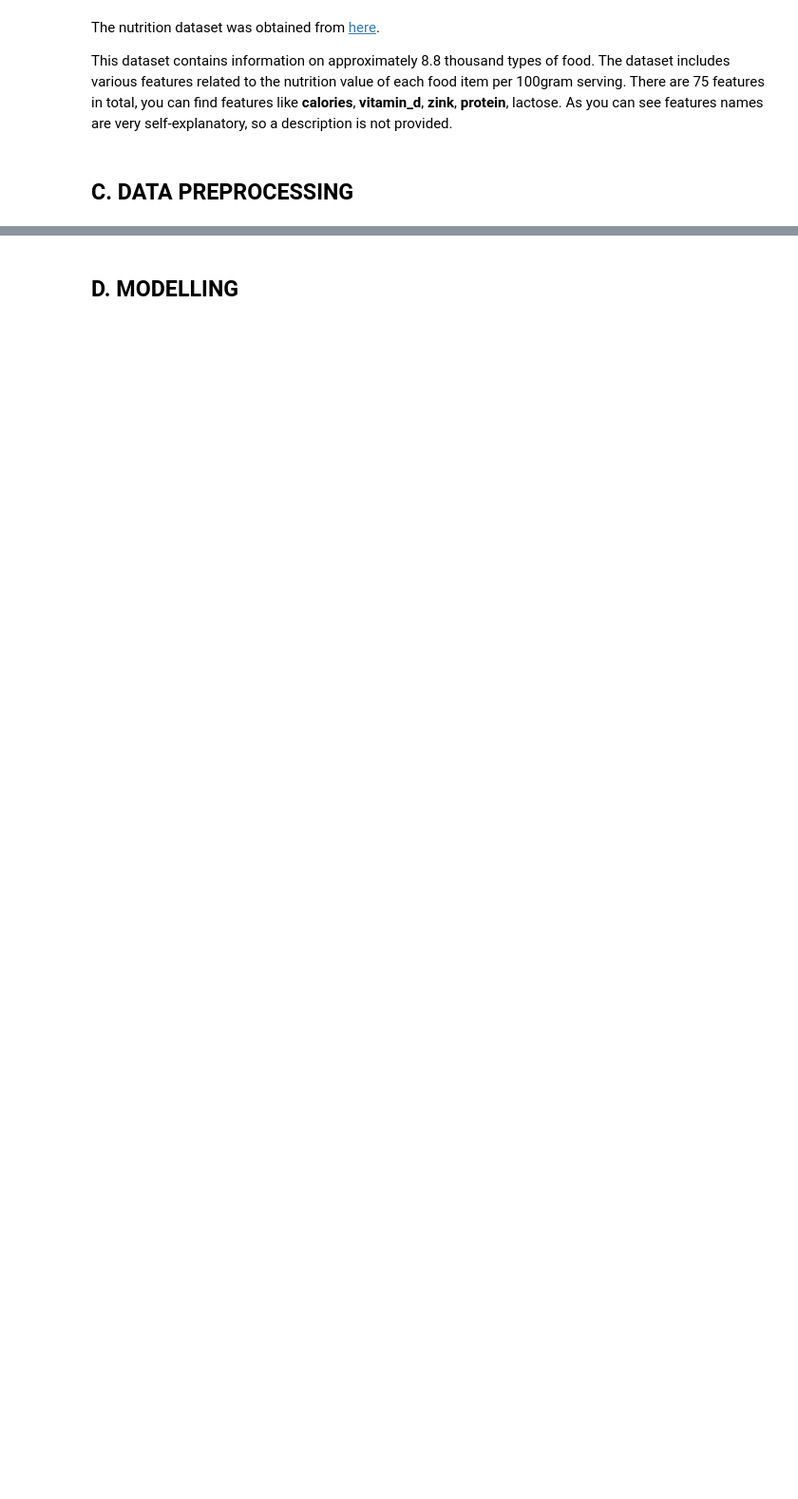
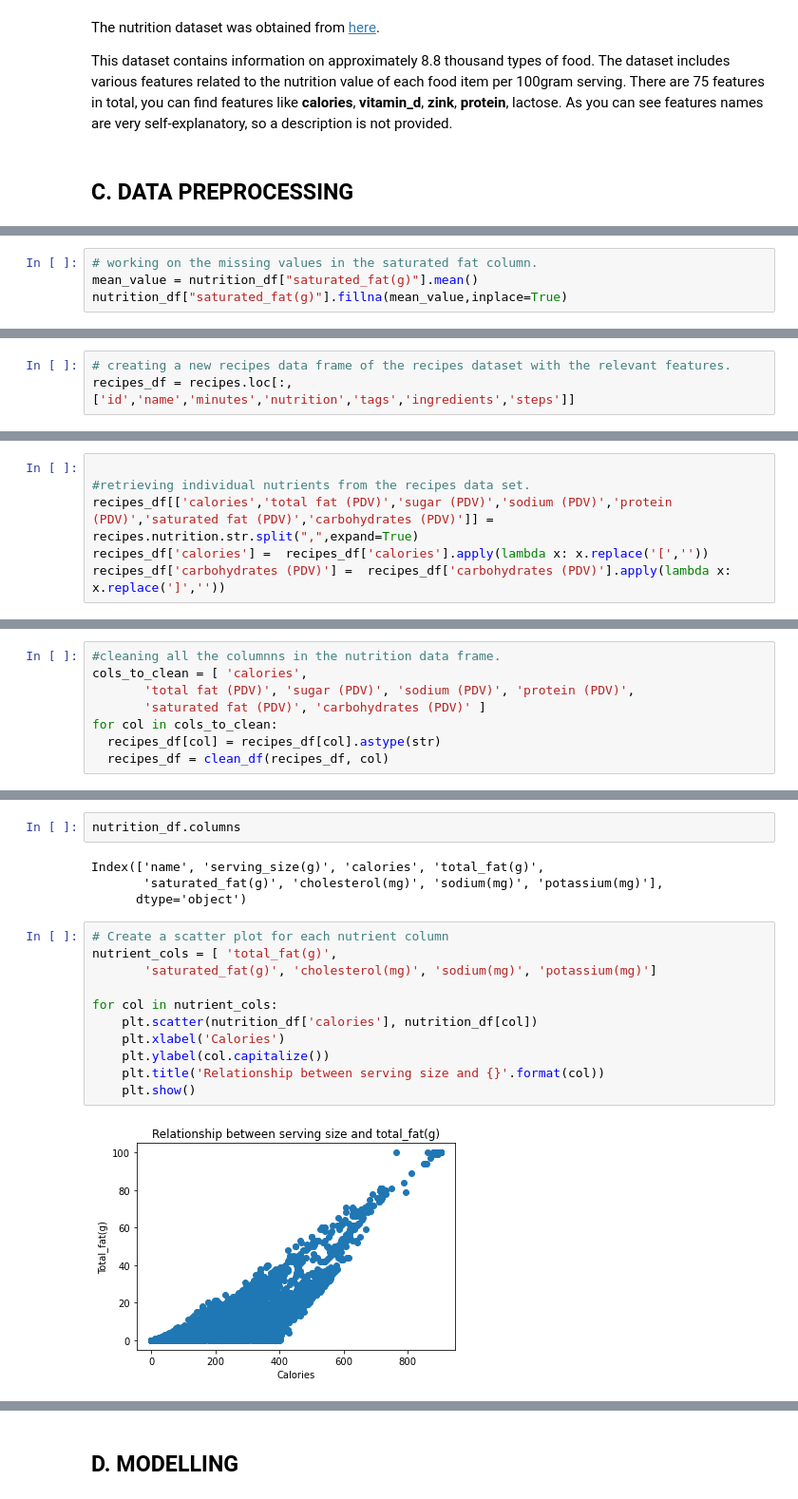
Before and after one commit to Wachira-2030/FoodMate, a Jupyter notebook: FoodMate.ipynb, the cells around one changed output, grey strips where cells are left out. Shown at 95% size. Cells and saved outputs as stored; diff of their text form; blank space fills up the shorter version.

```diff
--- a/FoodMate.ipynb
+++ b/FoodMate.ipynb
@@ -80,0 +167,4 @@ This dataset contains information on approximately 8.8 thousand types of food. T
+# %%
+# working on the missing values in the saturated fat column.
+mean_value = nutrition_df["saturated_fat(g)"].mean()
+nutrition_df["saturated_fat(g)"].fillna(mean_value,inplace=True)
@@ -80,0 +203,3 @@ This dataset contains information on approximately 8.8 thousand types of food. T
+# %%
+# creating a new recipes data frame of the recipes dataset with the relevant features.
+recipes_df = recipes.loc[:, ['id','name','minutes','nutrition','tags','ingredients','steps']]
@@ -80,0 +208,6 @@ This dataset contains information on approximately 8.8 thousand types of food. T
+# %%
+
+#retrieving individual nutrients from the recipes data set.
+recipes_df[['calories','total fat (PDV)','sugar (PDV)','sodium (PDV)','protein (PDV)','saturated fat (PDV)','carbohydrates (PDV)']] = recipes.nutrition.str.split(",",expand=True)
+recipes_df['calories'] =  recipes_df['calories'].apply(lambda x: x.replace('[',''))
+recipes_df['carbohydrates (PDV)'] =  recipes_df['carbohydrates (PDV)'].apply(lambda x: x.replace(']',''))
@@ -80,0 +231,8 @@ This dataset contains information on approximately 8.8 thousand types of food. T
+# %%
+#cleaning all the columnns in the nutrition data frame.
+cols_to_clean = [ 'calories',
+       'total fat (PDV)', 'sugar (PDV)', 'sodium (PDV)', 'protein (PDV)',
+       'saturated fat (PDV)', 'carbohydrates (PDV)' ]
+for col in cols_to_clean:
+  recipes_df[col] = recipes_df[col].astype(str)
+  recipes_df = clean_df(recipes_df, col)
@@ -80,0 +301,19 @@ This dataset contains information on approximately 8.8 thousand types of food. T
+# %%
+nutrition_df.columns
+# %% [output]
+Index(['name', 'serving_size(g)', 'calories', 'total_fat(g)',
+       'saturated_fat(g)', 'cholesterol(mg)', 'sodium(mg)', 'potassium(mg)'],
+      dtype='object')
+# %%
+# Create a scatter plot for each nutrient column
+nutrient_cols = [ 'total_fat(g)',
+       'saturated_fat(g)', 'cholesterol(mg)', 'sodium(mg)', 'potassium(mg)']
+
+for col in nutrient_cols:
+    plt.scatter(nutrition_df['calories'], nutrition_df[col])
+    plt.xlabel('Calories')
+    plt.ylabel(col.capitalize())
+    plt.title('Relationship between serving size and {}'.format(col))
+    plt.show()
+# %% [output]
+[figure, added]
```
Also changed, not shown: parts of 58 cells of this notebook.
